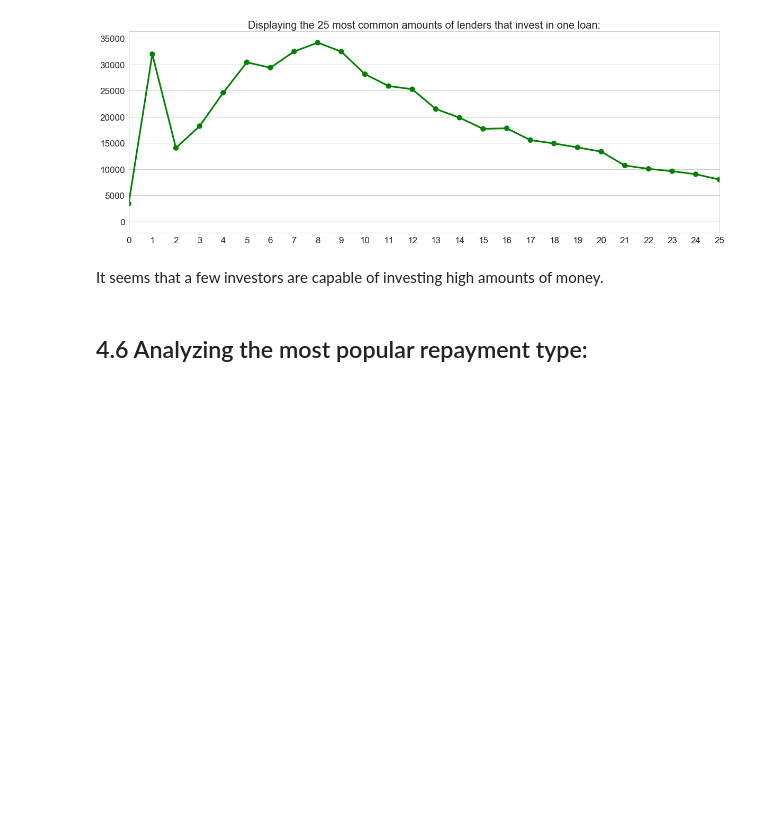
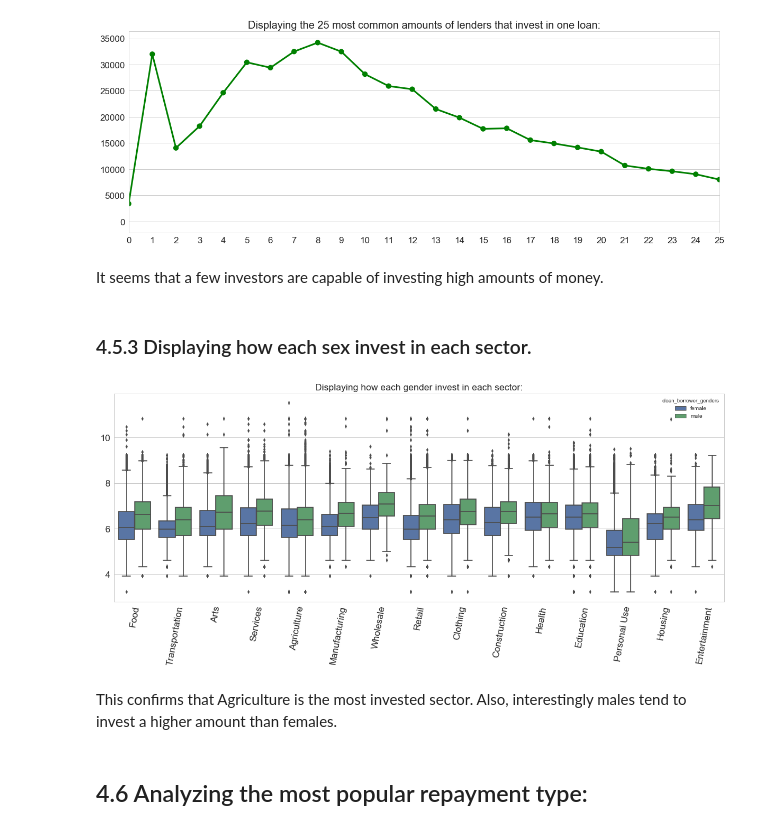
Before and after one commit to CJL89/Kiva-Crowdfunding, a Jupyter notebook: Kiva Crowdfunding.ipynb, the cells around one changed output. Cells and saved outputs as stored; diff of their text form; code cells hidden in the pictures; blank space fills up the shorter version.

```diff
--- a/Kiva Crowdfunding.ipynb
+++ b/Kiva Crowdfunding.ipynb
@@ -568,6 +551,21 @@ plt.show()
 [figure]
 # %% [markdown]
 It seems that a few investors are capable of investing high amounts of money.
+# %% [markdown]
+### <a id='sector_sex'>4.5.3 Displaying how each sex invest in each sector.</a>
+# %%
+plt.figure(figsize=(20, 7))
+
+boxplot = sns.boxplot(x='sector', y='loan_amount_log', data=kiva_loans, hue='clean_borrower_genders')
+boxplot.set(xlabel='', ylabel='')
+plt.title('Displaying how each gender invest in each sector:', fontsize=17)
+plt.xticks(rotation=80, fontsize=17)
+plt.yticks(fontsize=17)
+plt.show()
+# %% [output]
+[figure, added]
+# %% [markdown]
+This confirms that Agriculture is the most invested sector. Also, interestingly males tend to invest a higher amount than females.
 # %% [markdown]
 ## <a id='repayment'>4.6 Analyzing the most popular repayment type:</a>
 # %%
```
Also changed, not shown: parts of 29 cells of this notebook.
